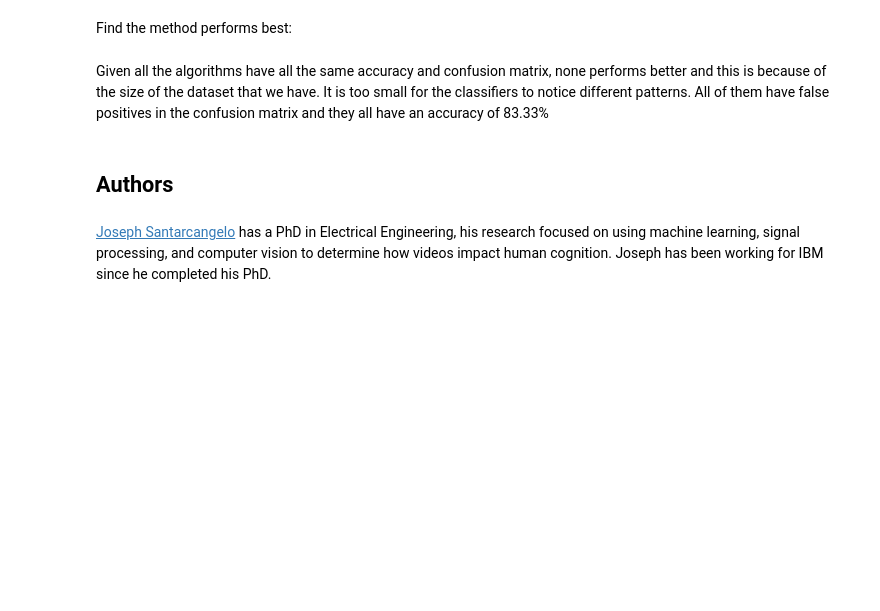
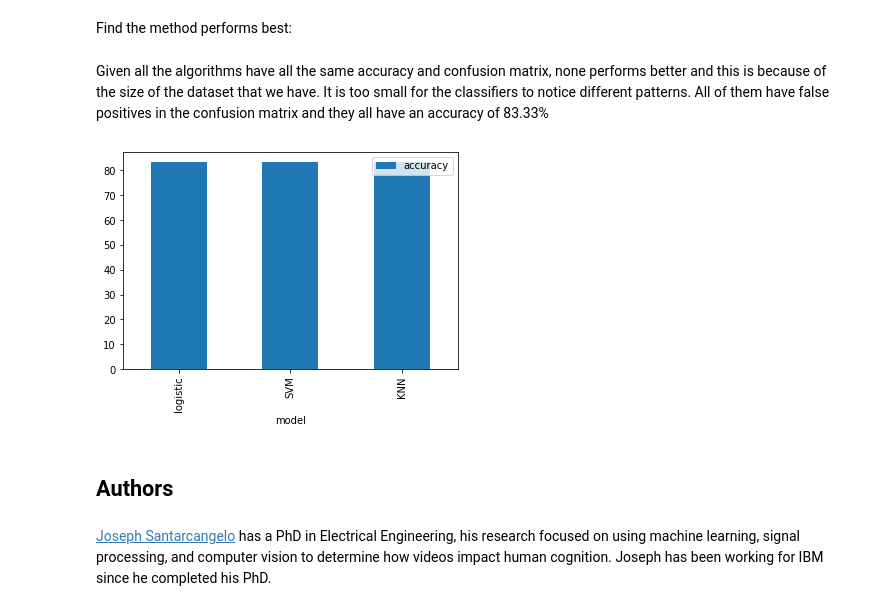
Before and after one commit to SNWambui/Coursera_Capstone, a Jupyter notebook: Spacex Predictive Analysis.ipynb, the cells around one changed output. Saved outputs shown, nothing was run; the diff lists cells and outputs as text; code cells hidden in the pictures; blank space fills up the shorter version.

```diff
--- a/Spacex Predictive Analysis.ipynb
+++ b/Spacex Predictive Analysis.ipynb
@@ -388,6 +380,17 @@ plot_confusion_matrix(Y_test,yhat)
 Find the method performs best:
 # %% [markdown]
 Given all the algorithms have all the same accuracy and confusion matrix, none performs better and this is because of the size of the dataset that we have. It is too small for the classifiers to notice different patterns. All of them have false positives in the confusion matrix and they all have an accuracy of 83.33%
+# %%
+# bar plot of all the accuracies
+my_dict = {'logistic': 100*logreg_cv.score(X_test, Y_test),
+          'SVM': 100*svm_cv.score(X_test, Y_test),
+          'KNN': 100*knn_cv.score(X_test, Y_test)
+}
+df_acc = pd.DataFrame(list(my_dict.items()), columns=['model', 'accuracy'])
+df_acc.plot(kind='bar', x='model')
+plt.show()
+# %% [output]
+[figure, added]
 # %% [markdown]
 ## Authors
 # %% [markdown]
```
Also changed, not shown: parts of 7 cells of this notebook.
